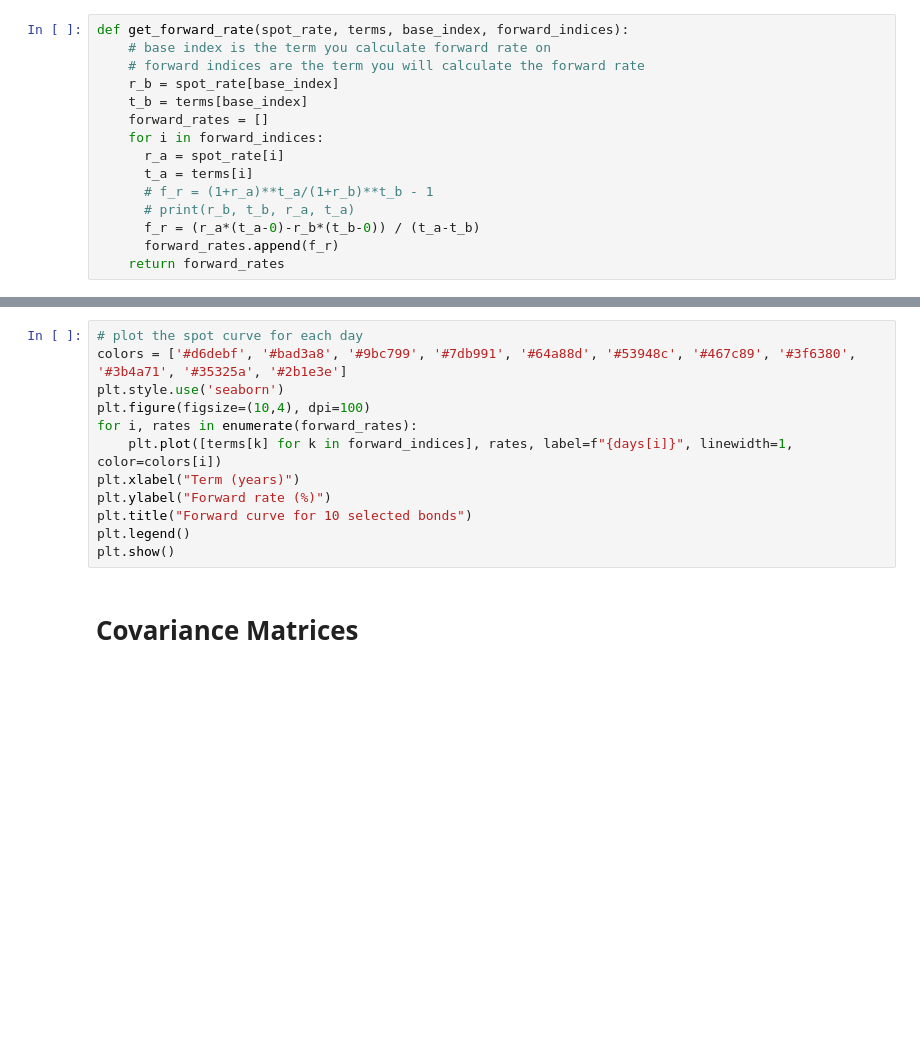
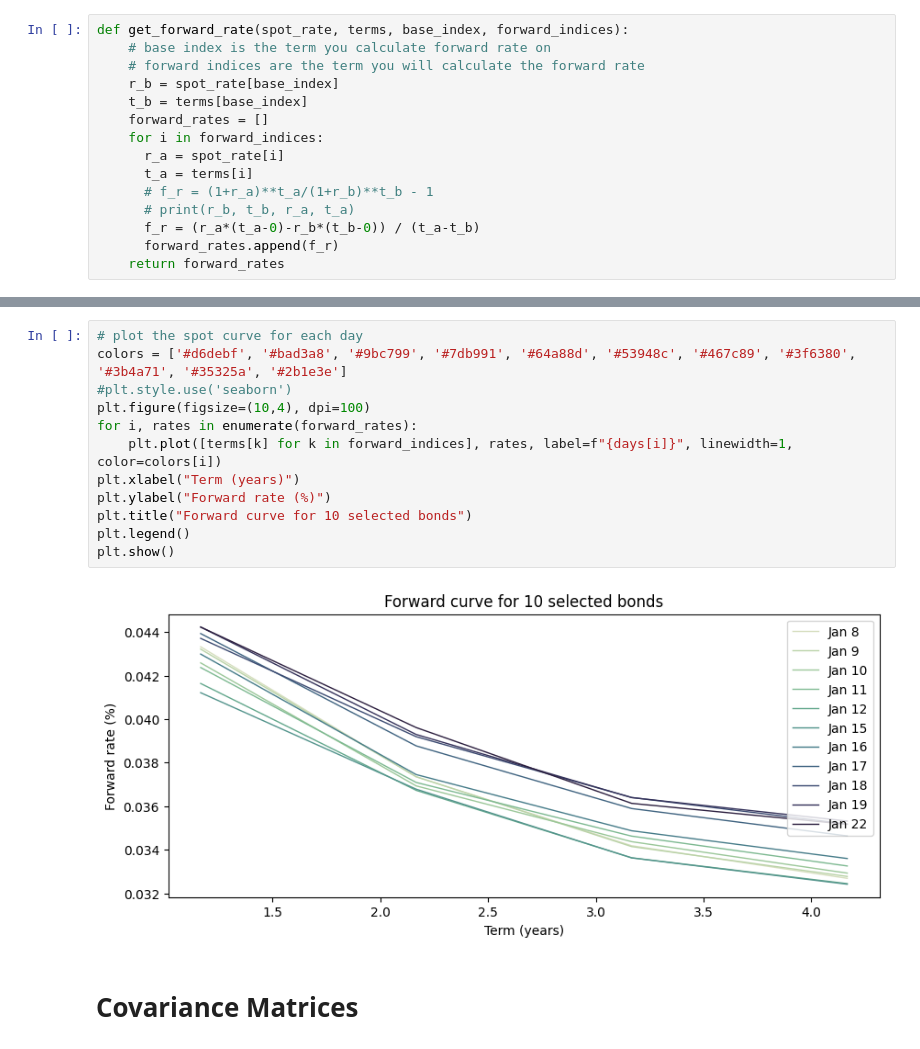
Before and after one commit to Benlitzie/APM466, a Jupyter notebook: demo.ipynb, the cells around one changed output, grey strips where cells are left out. Cells and saved outputs as stored; diff of their text form; blank space fills up the shorter version.

```diff
--- a/demo.ipynb
+++ b/demo.ipynb
@@ -144,15 +220,17 @@ for i, spot_rate in enumerate(all_rates):
 # %%
 # plot the spot curve for each day
 colors = ['#d6debf', '#bad3a8', '#9bc799', '#7db991', '#64a88d', '#53948c', '#467c89', '#3f6380', '#3b4a71', '#35325a', '#2b1e3e']
-plt.style.use('seaborn')
+#plt.style.use('seaborn')
 plt.figure(figsize=(10,4), dpi=100)
 for i, rates in enumerate(forward_rates):
     plt.plot([terms[k] for k in forward_indices], rates, label=f"{days[i]}", linewidth=1, color=colors[i])
 plt.xlabel("Term (years)")
 plt.ylabel("Forward rate (%)")
 plt.title("Forward curve for 10 selected bonds")
 plt.legend()
 plt.show()
+# %% [output]
+[figure, added]
 # %% [markdown]
 # Covariance Matrices
 # %%
```
Also changed, not shown: parts of 10 cells of this notebook.
